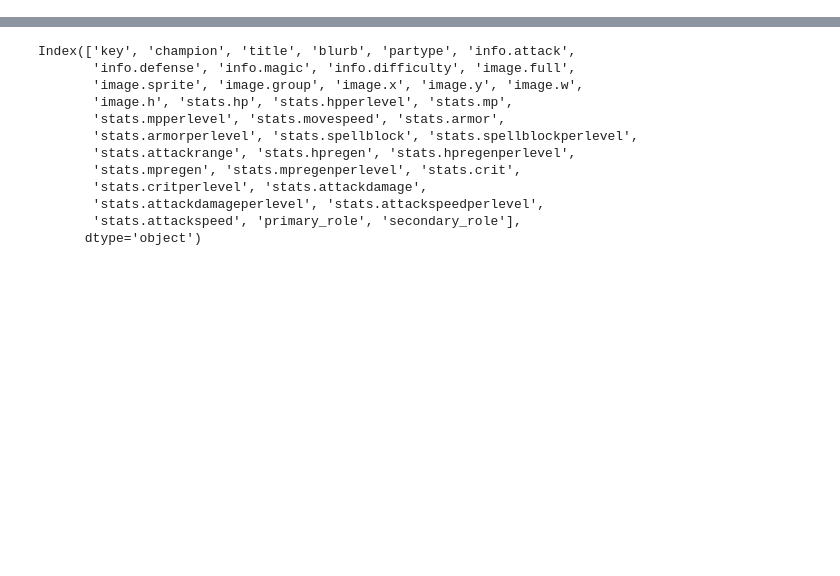
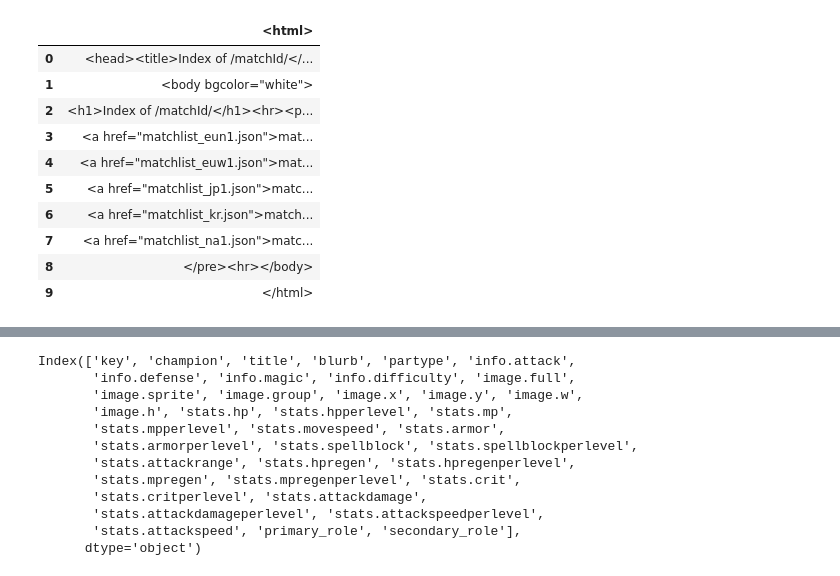
Before and after one commit to nicholasptran/league-information, a Jupyter notebook: notebooks/first_notebook.ipynb, the cells around one changed output, grey strips where cells are left out. Cells and saved outputs as stored; diff of their text form; code cells hidden in the pictures; blank space fills up the shorter version.

```diff
--- a/notebooks/first_notebook.ipynb
+++ b/notebooks/first_notebook.ipynb
@@ -11,6 +11,22 @@ RIOT_API = environ["RIOT_API"]
 lol_watcher = LolWatcher(RIOT_API)
 my_region = "na1"
 NA = "na1"
+# %%
+link = "https://canisback.com/matchId/"
+# %%
+pd.read_csv(link)
+# %% [output]
+|  | <html> |
+| 0 | <head><title>Index of /matchId/</... |
+| 1 | <body bgcolor="white"> |
+| 2 | <h1>Index of /matchId/</h1><hr><p... |
+| 3 | <a href="matchlist_eun1.json">mat... |
+| 4 | <a href="matchlist_euw1.json">mat... |
+| 5 | <a href="matchlist_jp1.json">matc... |
+| 6 | <a href="matchlist_kr.json">match... |
+| 7 | <a href="matchlist_na1.json">matc... |
+| 8 | </pre><hr></body> |
+| 9 | </html> |
 # %%
 yogurtsauce = pd.DataFrame.from_dict(
     lol_watcher.summoner.by_name(NA, "yogurtsauce"), orient="index"
```
Also changed, not shown: 5 other files.
